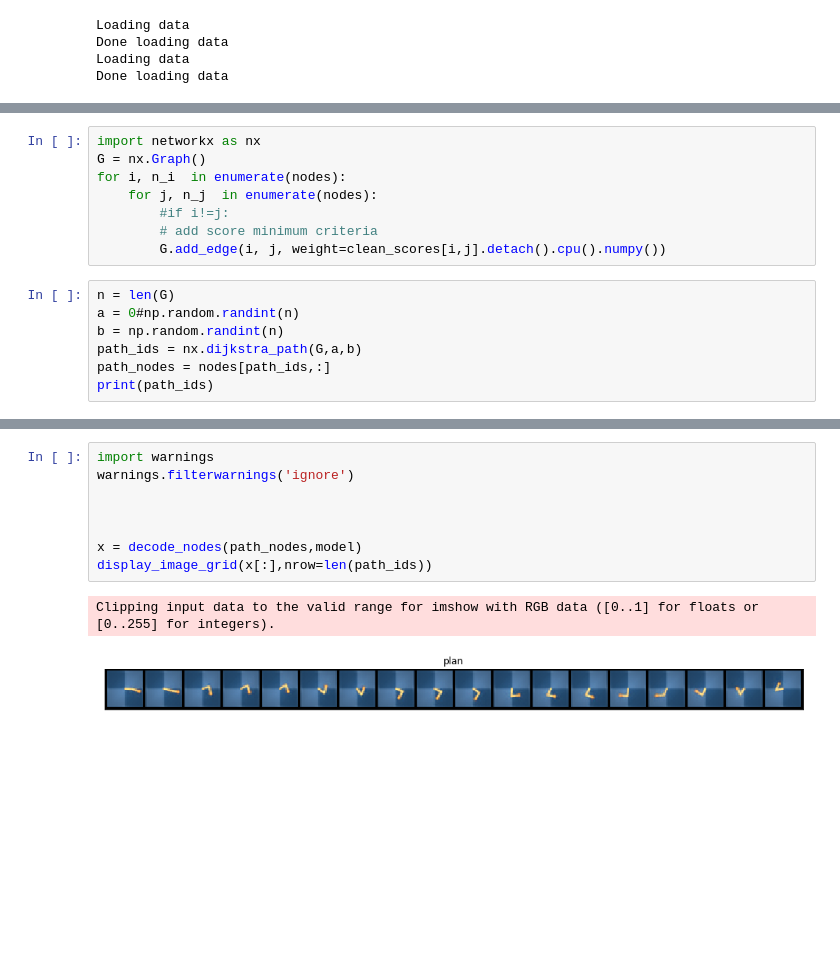
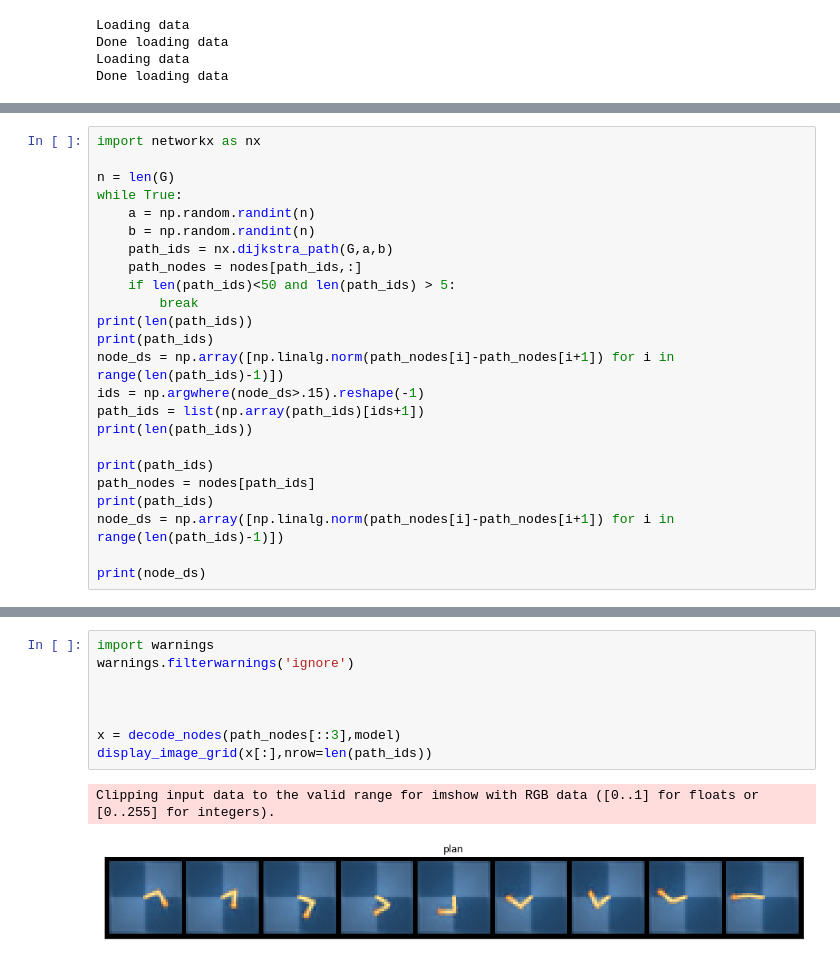
Before and after one commit to MishaLaskin/rlsink, a Jupyter notebook: exploration/Environments.ipynb, the cells around one changed output, grey strips where cells are left out. Saved outputs shown, nothing was run; the diff lists cells and outputs as text; blank space fills up the shorter version.

```diff
--- a/exploration/Environments.ipynb
+++ b/exploration/Environments.ipynb
@@ -915,15 +489,0 @@ print(np_scores.mean(),np.median(np_scores),np_scores.min(),np_scores.max())
-# %%
-import networkx as nx
-G = nx.Graph()
-for i, n_i  in enumerate(nodes):
-    for j, n_j  in enumerate(nodes):
-        #if i!=j:
-        # add score minimum criteria
-        G.add_edge(i, j, weight=clean_scores[i,j].detach().cpu().numpy())
-# %%
-n = len(G)
-a = 0#np.random.randint(n)
-b = np.random.randint(n)
-path_ids = nx.dijkstra_path(G,a,b)
-path_nodes = nodes[path_ids,:]
-print(path_ids)
@@ -931,0 +490,24 @@ print(path_ids)
+# %%
+import networkx as nx
+
+n = len(G)
+while True:
+    a = np.random.randint(n)
+    b = np.random.randint(n)
+    path_ids = nx.dijkstra_path(G,a,b)
+    path_nodes = nodes[path_ids,:]
+    if len(path_ids)<50 and len(path_ids) > 5:
+        break
+print(len(path_ids))
+print(path_ids)
+node_ds = np.array([np.linalg.norm(path_nodes[i]-path_nodes[i+1]) for i in range(len(path_ids)-1)])
+ids = np.argwhere(node_ds>.15).reshape(-1)
+path_ids = list(np.array(path_ids)[ids+1])
+print(len(path_ids))
+
+print(path_ids)
+path_nodes = nodes[path_ids]
+print(path_ids)
+node_ds = np.array([np.linalg.norm(path_nodes[i]-path_nodes[i+1]) for i in range(len(path_ids)-1)])
+
+print(node_ds)
@@ -932,11 +525,11 @@ print(path_ids)
 # %%
 import warnings
 warnings.filterwarnings('ignore')
 
 
 
-x = decode_nodes(path_nodes,model)
+x = decode_nodes(path_nodes[::3],model)
 display_image_grid(x[:],nrow=len(path_ids))
 # %% [output]
 Clipping input data to the valid range for imshow with RGB data ([0..1] for floats or [0..255] for integers).
-[figure, old version]
+[figure, new version]
```
Also changed, not shown: parts of 26 cells of this notebook, 1 other file.
